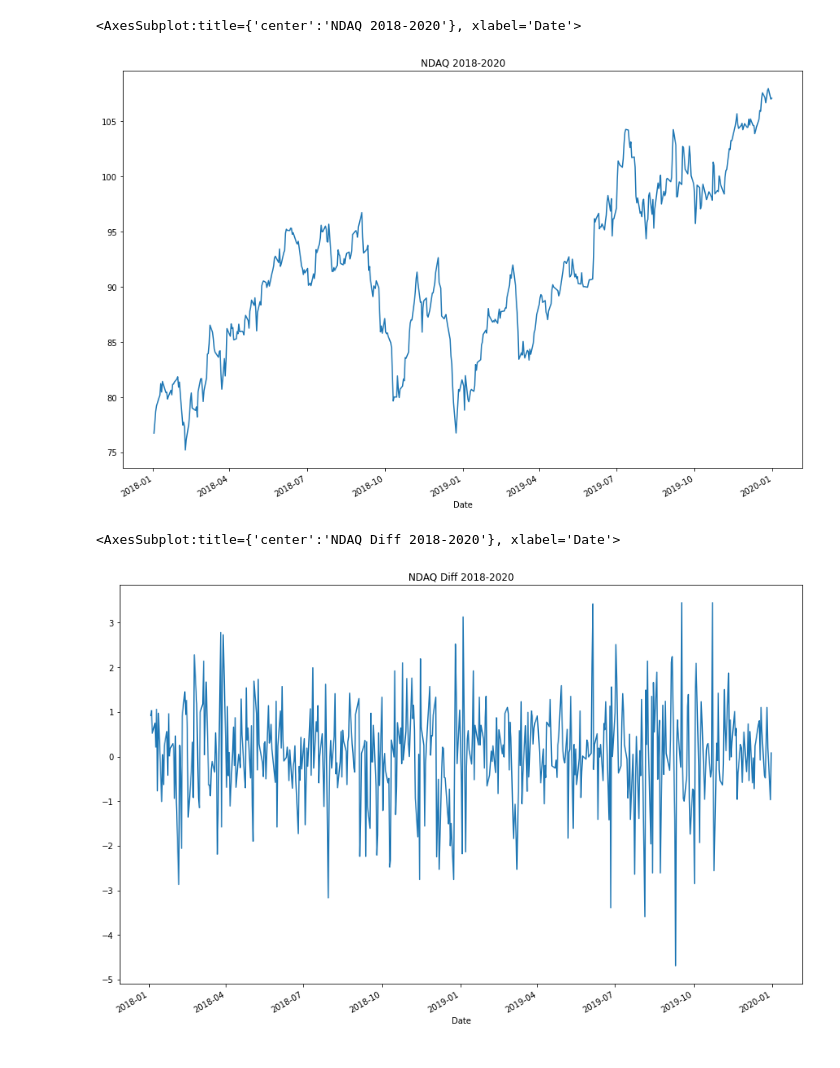
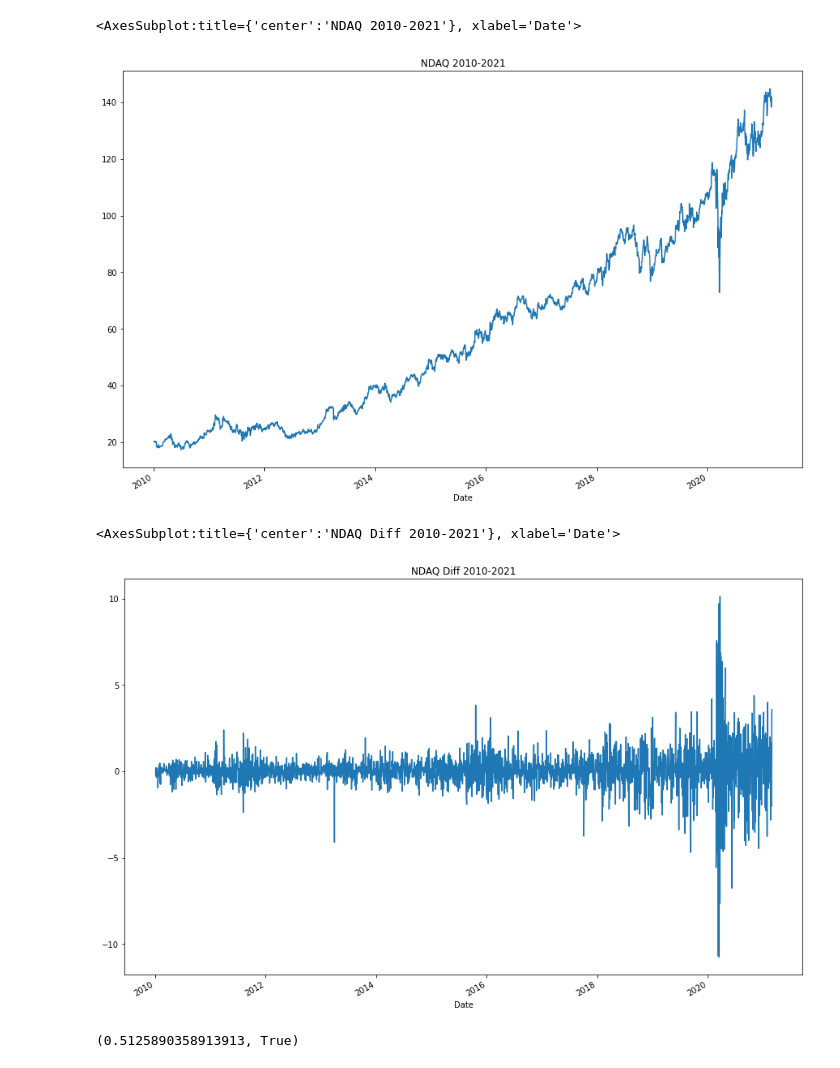
Before and after one commit to cian-moynagh/Group-40-Sweng, a Jupyter notebook: Time Series Analysis.ipynb, the cells around one changed output. Saved outputs shown, nothing was run; the diff lists cells and outputs as text; code cells hidden in the pictures.

Commit message:
using pmdarima to confirm if differencing should be done to time series

```diff
--- a/Time Series Analysis.ipynb
+++ b/Time Series Analysis.ipynb
@@ -1,10 +1,15 @@
 # %%
-#! pip install pandas-datareader
+! pip install pandas-datareader
+! pip install pmdarima
+
 from pandas_datareader import DataReader # pip install pandas-datareader
 from pandas_datareader import data
 from datetime import datetime
+from pmdarima.arima import auto_arima
+from pmdarima.arima import ADFTest
+
 import pandas as pd
 
-start = pd.to_datetime('2018-01-01') # in YYYY-MM-DD format
-end = pd.to_datetime('2020-01-01')
+start = pd.to_datetime('2010-01-01') # in YYYY-MM-DD format
+end = pd.to_datetime('today')
 ts = data.DataReader('NDAQ', 'yahoo', start , end) # here 'yahoo' is the API to yahoo
@@ -21,12 +34,17 @@ Name: 2019-04-04 00:00:00, dtype: float64
 # %%
-ts.Close.plot(figsize=(15,10), title = "NDAQ 2018-2020")
+ts.Close.plot(figsize=(15,10), title = "NDAQ 2010-2021")
 # %% [output]
-<AxesSubplot:title={'center':'NDAQ 2018-2020'}, xlabel='Date'>
+<AxesSubplot:title={'center':'NDAQ 2010-2021'}, xlabel='Date'>
-[figure, old version]
+[figure, new version]
 # %%
 ts_diff = ts.diff()
 # %%
-ts_diff.Close.plot(figsize=(15,10), title = "NDAQ Diff 2018-2020")
+ts_diff.Close.plot(figsize=(15,10), title = "NDAQ Diff 2010-2021")
 # %% [output]
-<AxesSubplot:title={'center':'NDAQ Diff 2018-2020'}, xlabel='Date'>
+<AxesSubplot:title={'center':'NDAQ Diff 2010-2021'}, xlabel='Date'>
-[figure, old version]
+[figure, new version]
+# %%
+adf_test = ADFTest(alpha = 0.05)
+adf_test.should_diff(ts.Close)
+# %% [output]
+(0.5125890358913913, True)
```
Also changed, not shown: parts of 3 cells of this notebook.
